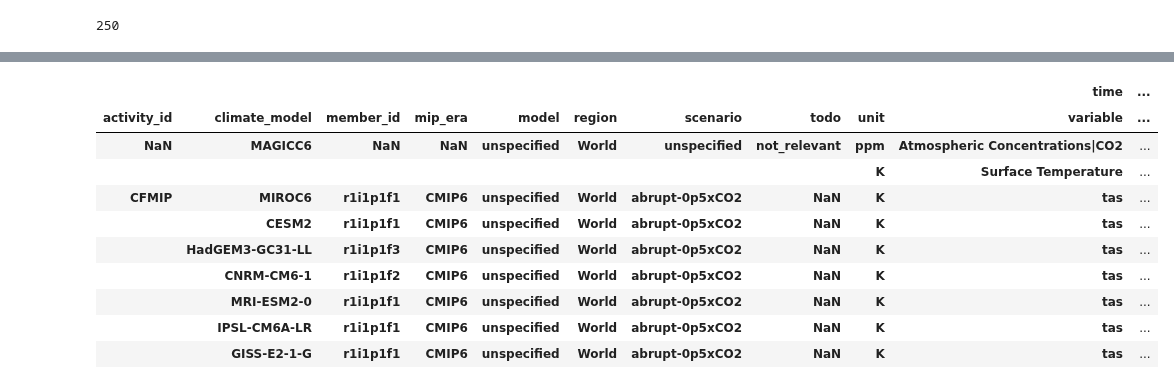
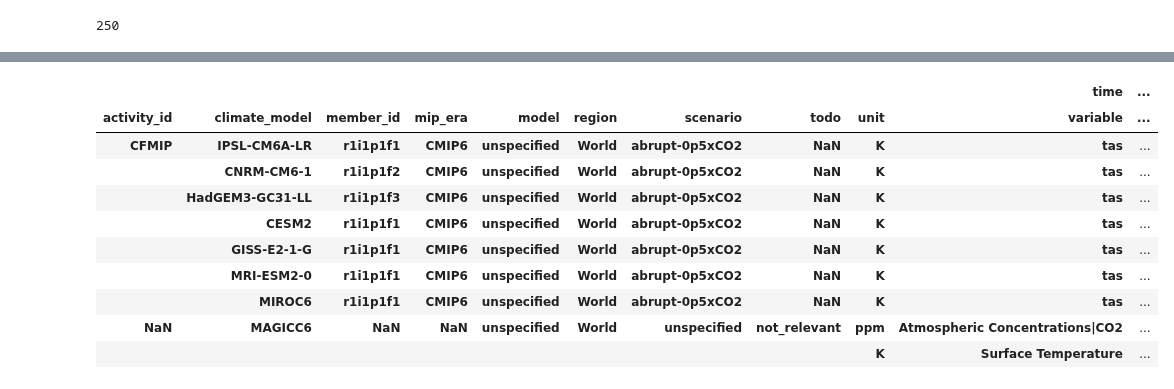
Before and after one commit to hsbay/cdrmex, a Jupyter notebook: cal-cmip6-abrupt0p5xCO2-ex.ipynb, the cells around one changed output, grey strips where cells are left out. Cells and saved outputs as stored; diff of their text form; code cells hidden in the pictures.

```diff
--- a/cal-cmip6-abrupt0p5xCO2-ex.ipynb
+++ b/cal-cmip6-abrupt0p5xCO2-ex.ipynb
@@ -76,7 +76,7 @@ magcfg = {
     'rf_total_constantafteryr': 5000,
     'startyear' : 1850,
     'endyear': 2100,
-    'core_climatesensitivity' : 2.6144,
+    'core_climatesensitivity' : 1.7931,           # 1.6186 GISS-E2-1-G,    # 2.6144 HadGEM3-GC31-LL
     'out_inverseemis': 1,
 }
 
@@ -211,7 +165,7 @@ def meanbln(scen,mgdata,**mcfg):
     default = magicc.run(file_co2_conc=scen, **mcfg)
     pmean = default.filter(**selectftr).timeseries().loc[:,datetime(styr, 1, 1): datetime(eyr, 1, 1)].T.mean()
     defaultts = default.timeseries()
-    updated = defaultts.xs((selectftr['variable']),level = ('variable'), drop_level=False).add(pmean[0])
+    updated = defaultts.xs((selectftr['variable']),level = ('variable'), drop_level=False).sub(pmean[0])
     origts.loc[updated.index.values] = updated
     return(MAGICCData(origts.copy()))
 # %%
@@ -239,24 +193,23 @@ exspan = res.filter(
 # %%
 # Print out Diagnostic output
 # extract start and endpoints of the experiments
 exs = exspan[[datetime(1850, 1, 1, 0),datetime(1850, 7, 1, 0),
         datetime(1999, 1, 1, 0),datetime(1999, 7, 1, 0),
         datetime(2000, 1, 1, 0),datetime(2000, 7, 1, 0),
-        datetime(2001, 1, 1, 0),datetime(2001, 7, 1, 0),
         datetime(2099, 1, 1, 0),datetime(2099, 7, 1, 0)]]
-exs
+exs.sort_values(datetime(1850,7,1,0))
 # %% [output]
 |  |  |  |  |  |  |  |  |  | time | ... |
 | activity_id | climate_model | member_id | mip_era | model | region | scenario | todo | unit | variable | ... |
+| CFMIP | IPSL-CM6A-LR | r1i1p1f1 | CMIP6 | unspecified | World | abrupt-0p5xCO2 | NaN | K | tas | ... |
+|  | CNRM-CM6-1 | r1i1p1f2 | CMIP6 | unspecified | World | abrupt-0p5xCO2 | NaN | K | tas | ... |
+|  | HadGEM3-GC31-LL | r1i1p1f3 | CMIP6 | unspecified | World | abrupt-0p5xCO2 | NaN | K | tas | ... |
+|  | CESM2 | r1i1p1f1 | CMIP6 | unspecified | World | abrupt-0p5xCO2 | NaN | K | tas | ... |
+|  | GISS-E2-1-G | r1i1p1f1 | CMIP6 | unspecified | World | abrupt-0p5xCO2 | NaN | K | tas | ... |
+|  | MRI-ESM2-0 | r1i1p1f1 | CMIP6 | unspecified | World | abrupt-0p5xCO2 | NaN | K | tas | ... |
+|  | MIROC6 | r1i1p1f1 | CMIP6 | unspecified | World | abrupt-0p5xCO2 | NaN | K | tas | ... |
 | NaN | MAGICC6 | NaN | NaN | unspecified | World | unspecified | not_relevant | ppm | Atmospheric Concentrations|CO2 | ... |
 |  |  |  |  |  |  |  |  | K | Surface Temperature | ... |
-| CFMIP | MIROC6 | r1i1p1f1 | CMIP6 | unspecified | World | abrupt-0p5xCO2 | NaN | K | tas | ... |
-|  | CESM2 | r1i1p1f1 | CMIP6 | unspecified | World | abrupt-0p5xCO2 | NaN | K | tas | ... |
-|  | HadGEM3-GC31-LL | r1i1p1f3 | CMIP6 | unspecified | World | abrupt-0p5xCO2 | NaN | K | tas | ... |
-|  | CNRM-CM6-1 | r1i1p1f2 | CMIP6 | unspecified | World | abrupt-0p5xCO2 | NaN | K | tas | ... |
-|  | MRI-ESM2-0 | r1i1p1f1 | CMIP6 | unspecified | World | abrupt-0p5xCO2 | NaN | K | tas | ... |
-|  | IPSL-CM6A-LR | r1i1p1f1 | CMIP6 | unspecified | World | abrupt-0p5xCO2 | NaN | K | tas | ... |
-|  | GISS-E2-1-G | r1i1p1f1 | CMIP6 | unspecified | World | abrupt-0p5xCO2 | NaN | K | tas | ... |
 # %%
 # Extract only the deltas between the experiment start and end times
 # MIROC6 was moved from 3200-3449 AD to 1850-2099 AD, and has timepts for 2000 and 2099.
```
Also changed, not shown: parts of 7 cells of this notebook, 1 other file.
